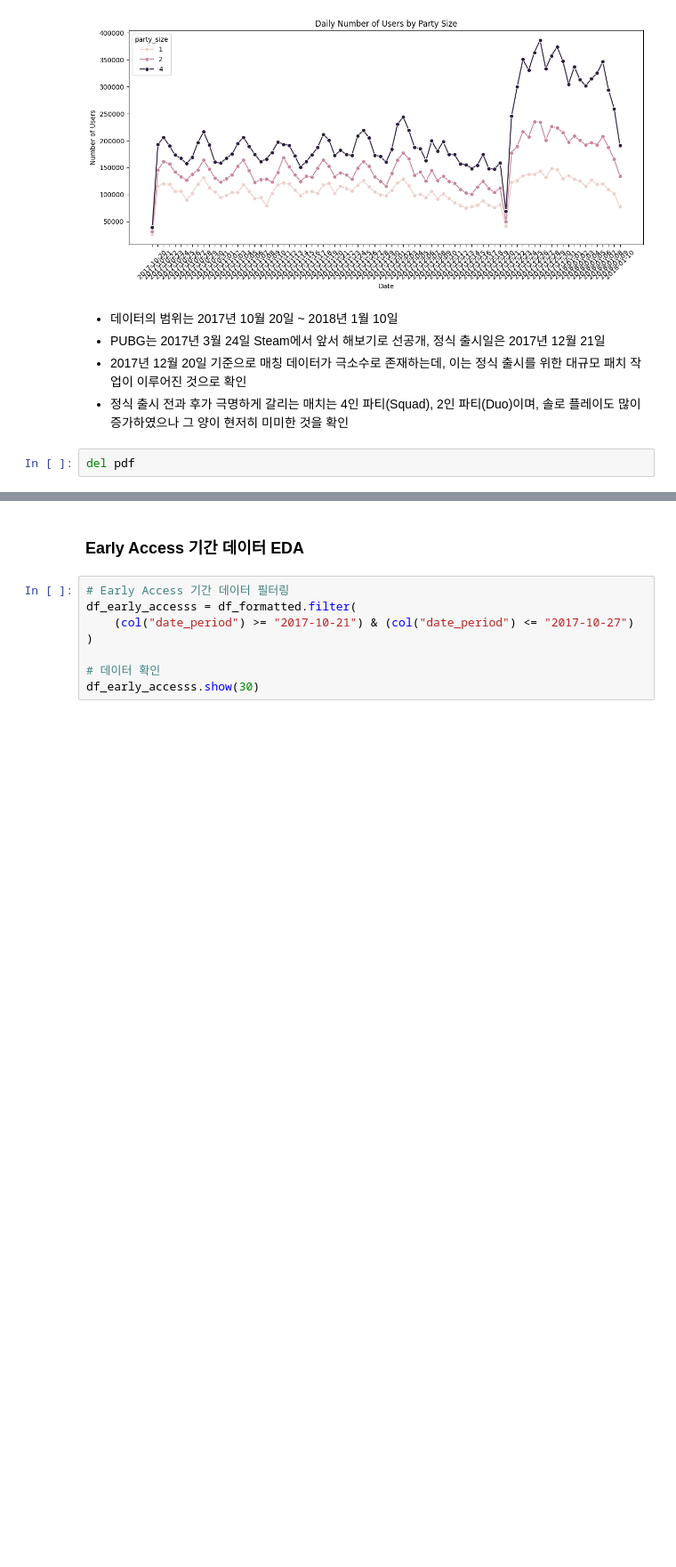
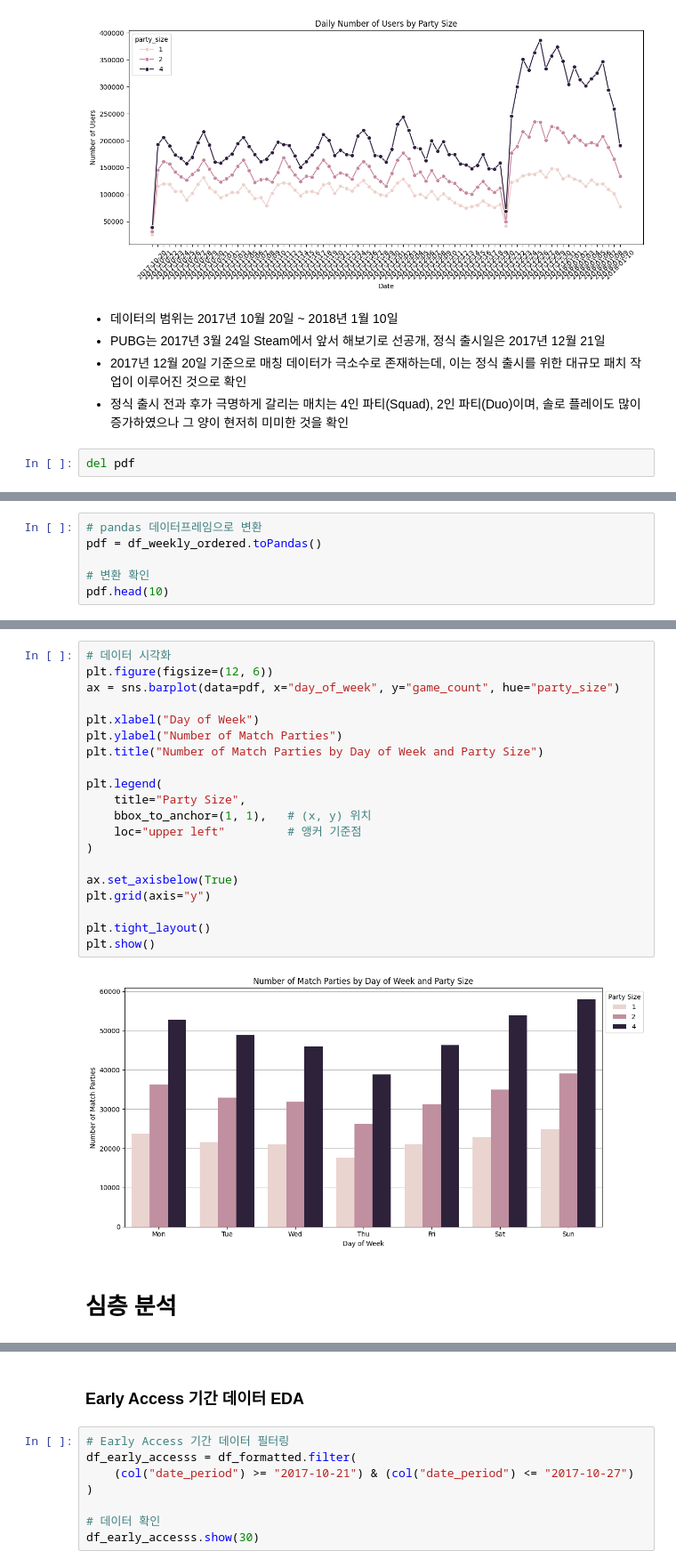
Before and after one commit to saeraniren/PUBG_Match_Deaths_and_Statistics, a Jupyter notebook: main.ipynb, the cells around one changed output, grey strips where cells are left out. Shown: that part at 89% size. Drawn from its saved outputs; the diff is of its cells as text; blank space fills up the shorter version.

```diff
--- a/main.ipynb
+++ b/main.ipynb
@@ -418,0 +532,6 @@ del pdf
+# %%
+# pandas 데이터프레임으로 변환
+pdf = df_weekly_ordered.toPandas()
+
+# 변환 확인
+pdf.head(10)
@@ -419 +550,25 @@ del pdf
+# %%
+# 데이터 시각화
+plt.figure(figsize=(12, 6))
+ax = sns.barplot(data=pdf, x="day_of_week", y="game_count", hue="party_size")
+
+plt.xlabel("Day of Week")
+plt.ylabel("Number of Match Parties")
+plt.title("Number of Match Parties by Day of Week and Party Size")
+
+plt.legend(
+    title="Party Size",
+    bbox_to_anchor=(1, 1),   # (x, y) 위치
+    loc="upper left"         # 앵커 기준점
+)
+
+ax.set_axisbelow(True)
+plt.grid(axis="y")
+
+plt.tight_layout()
+plt.show()
+# %% [output]
+[figure, added]
+# %% [markdown]
+# **심층 분석**
 # %% [markdown]
```
Also changed, not shown: parts of 16 cells of this notebook.
